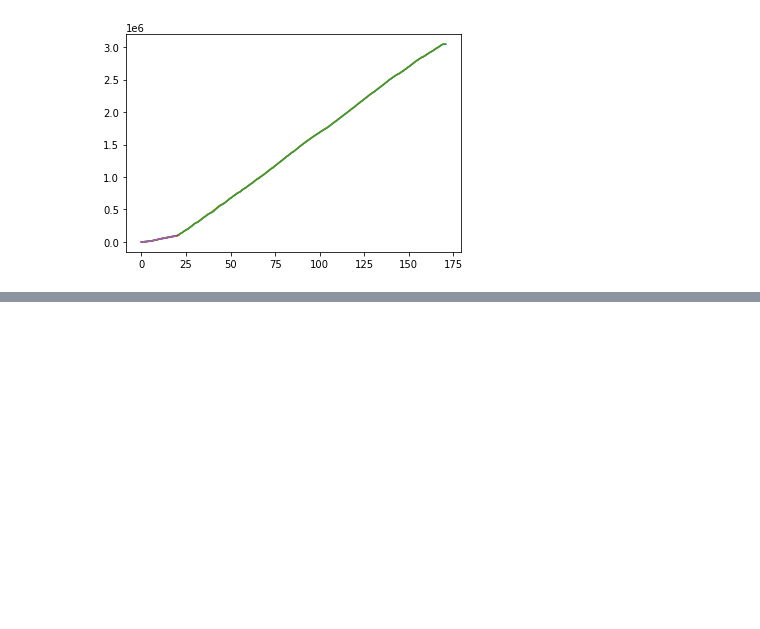
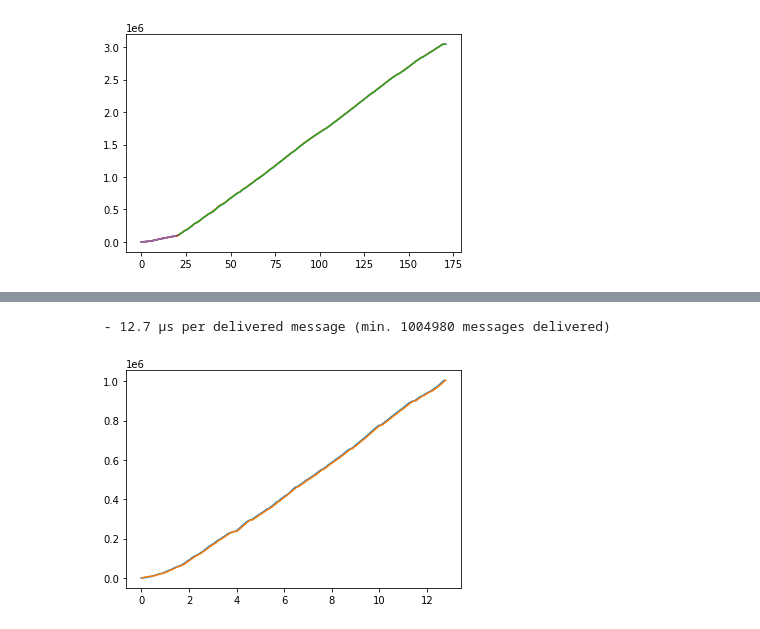
Before and after one commit to robinmamie/distributed-algorithms, a Jupyter notebook: timings.ipynb, the cells around one changed output, grey strips where cells are left out. Saved outputs shown, nothing was run; the diff lists cells and outputs as text; code cells hidden in the pictures; blank space fills up the shorter version.

```diff
--- a/timings.ipynb
+++ b/timings.ipynb
@@ -122,0 +128,6 @@ graph(5, to_ignore=[4,5])
+# %%
+# Ugo
+graph(2)
+# %% [output]
+ - 12.7 µs per delivered message (min. 1004980 messages delivered)
+[figure, added]
```
Also changed, not shown: parts of 3 cells of this notebook, 10 other files.
